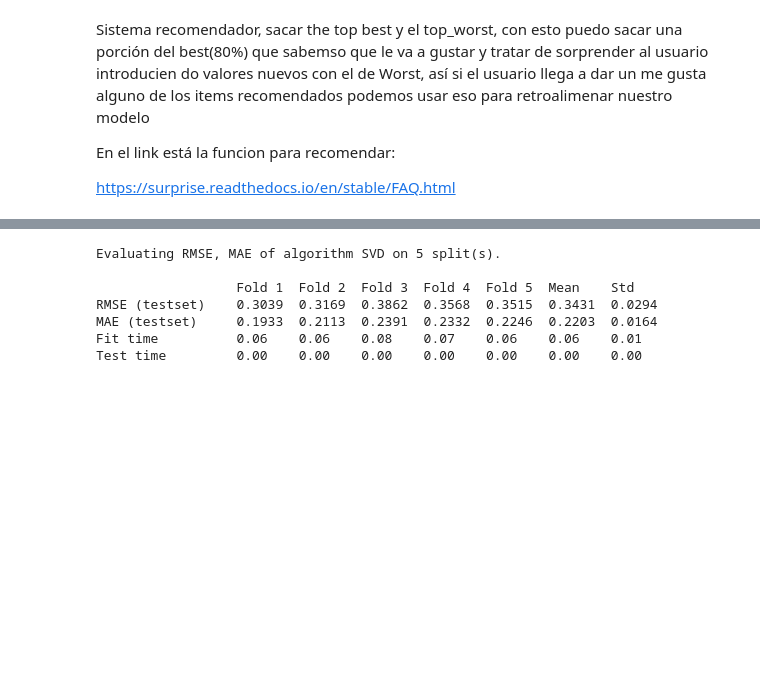
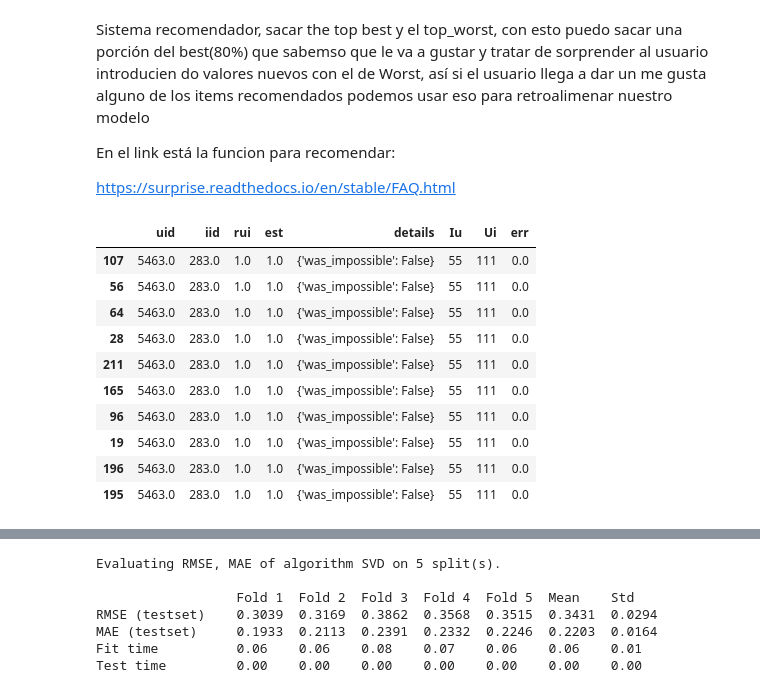
Before and after one commit to gonzalogperez/sistemas-recomendacion-steam, a Jupyter notebook: DS_Proyecto_03_SR.ipynb, the cells around one changed output, grey strips where cells are left out. Cells and saved outputs as stored; diff of their text form; code cells hidden in the pictures; blank space fills up the shorter version.

```diff
--- a/DS_Proyecto_03_SR.ipynb
+++ b/DS_Proyecto_03_SR.ipynb
@@ -1756,3 +1795,48 @@ En el link está la funcion para recomendar:
 
 
 https://surprise.readthedocs.io/en/stable/FAQ.html
+# %%
+def get_Iu(uid):
+    """ return the number of items rated by given user
+    args:
+      uid: the id of the user
+    returns:
+      the number of items rated by the user
+    """
+    try:
+        return len(trainset.ur[trainset.to_inner_uid(uid)])
+    except ValueError: # user was not part of the trainset
+        return 0
+
+def get_Ui(iid):
+    """ return number of users that have rated given item
+    args:
+      iid: the raw id of the item
+    returns:
+      the number of users that have rated the item.
+    """
+    try:
+        return len(trainset.ir[trainset.to_inner_iid(iid)])
+    except ValueError:
+        return 0
+
+df = pd.DataFrame(predictions, columns=['uid', 'iid', 'rui', 'est', 'details'])
+df['Iu'] = df.uid.apply(get_Iu)
+df['Ui'] = df.iid.apply(get_Ui)
+df['err'] = abs(df.est - df.rui)
+best_predictions = df.sort_values(by='err')[:10]
+worst_predictions = df.sort_values(by='err')[-10:]
+# %%
+best_predictions
+# %% [output]
+|  | uid | iid | rui | est | details | Iu | Ui | err |
+| 107 | 5463.0 | 283.0 | 1.0 | 1.0 | {'was_impossible': False} | 55 | 111 | 0.0 |
+| 56 | 5463.0 | 283.0 | 1.0 | 1.0 | {'was_impossible': False} | 55 | 111 | 0.0 |
+| 64 | 5463.0 | 283.0 | 1.0 | 1.0 | {'was_impossible': False} | 55 | 111 | 0.0 |
+| 28 | 5463.0 | 283.0 | 1.0 | 1.0 | {'was_impossible': False} | 55 | 111 | 0.0 |
+| 211 | 5463.0 | 283.0 | 1.0 | 1.0 | {'was_impossible': False} | 55 | 111 | 0.0 |
+| 165 | 5463.0 | 283.0 | 1.0 | 1.0 | {'was_impossible': False} | 55 | 111 | 0.0 |
+| 96 | 5463.0 | 283.0 | 1.0 | 1.0 | {'was_impossible': False} | 55 | 111 | 0.0 |
+| 19 | 5463.0 | 283.0 | 1.0 | 1.0 | {'was_impossible': False} | 55 | 111 | 0.0 |
+| 196 | 5463.0 | 283.0 | 1.0 | 1.0 | {'was_impossible': False} | 55 | 111 | 0.0 |
+| 195 | 5463.0 | 283.0 | 1.0 | 1.0 | {'was_impossible': False} | 55 | 111 | 0.0 |
```
Also changed, not shown: parts of 17 cells of this notebook, 1 other file.
